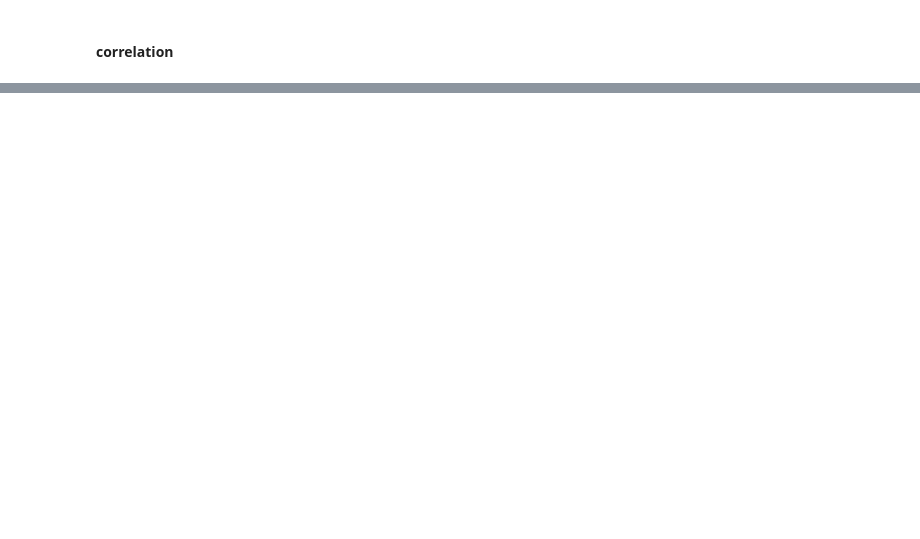
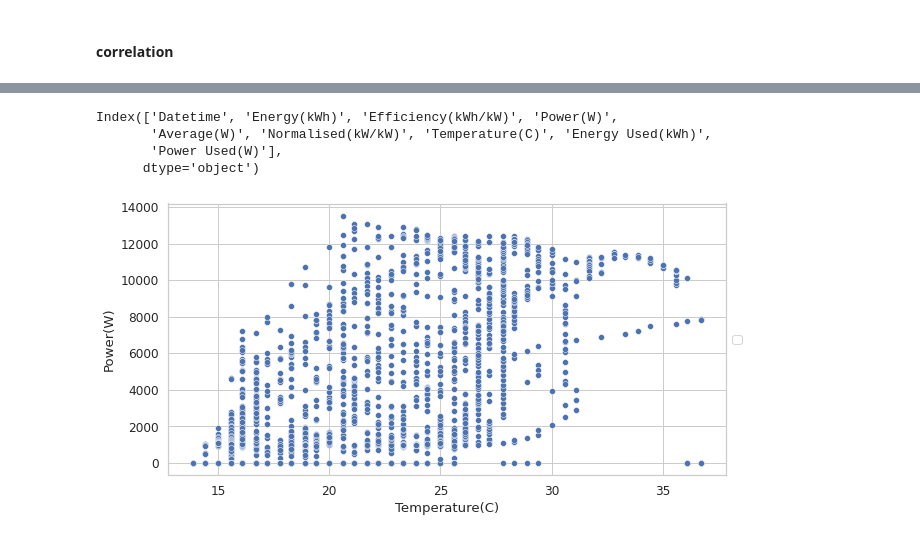
Before and after one commit to ALU-AIIP-18/SolarWebScrapping, a Jupyter notebook: C__Users_Adrian_Dropbox_AIIP_d4I_summative_summative_assign.ipynb, the cells around one changed output, grey strips where cells are left out. Drawn from its saved outputs; the diff is of its cells as text; code cells hidden in the pictures; blank space fills up the shorter version.

```diff
--- a/C__Users_Adrian_Dropbox_AIIP_d4I_summative_summative_assign.ipynb
+++ b/C__Users_Adrian_Dropbox_AIIP_d4I_summative_summative_assign.ipynb
@@ -270,0 +289,14 @@ plt.show()
+# %%
+data.columns
+# %% [output]
+Index(['Datetime', 'Energy(kWh)', 'Efficiency(kWh/kW)', 'Power(W)',
+       'Average(W)', 'Normalised(kW/kW)', 'Temperature(C)', 'Energy Used(kWh)',
+       'Power Used(W)'],
+      dtype='object')
+# %%
+plt.figure(figsize=(10,5))
+fig_power = sns.scatterplot(data=data, x="Temperature(C)", y="Power(W)", palette="tab10")
+fig_power.legend(loc='center left', bbox_to_anchor=(1, 0.5), ncol=1)
+plt.show()
+# %% [output]
+[figure, added]
```
Also changed, not shown: parts of 24 cells of this notebook.
